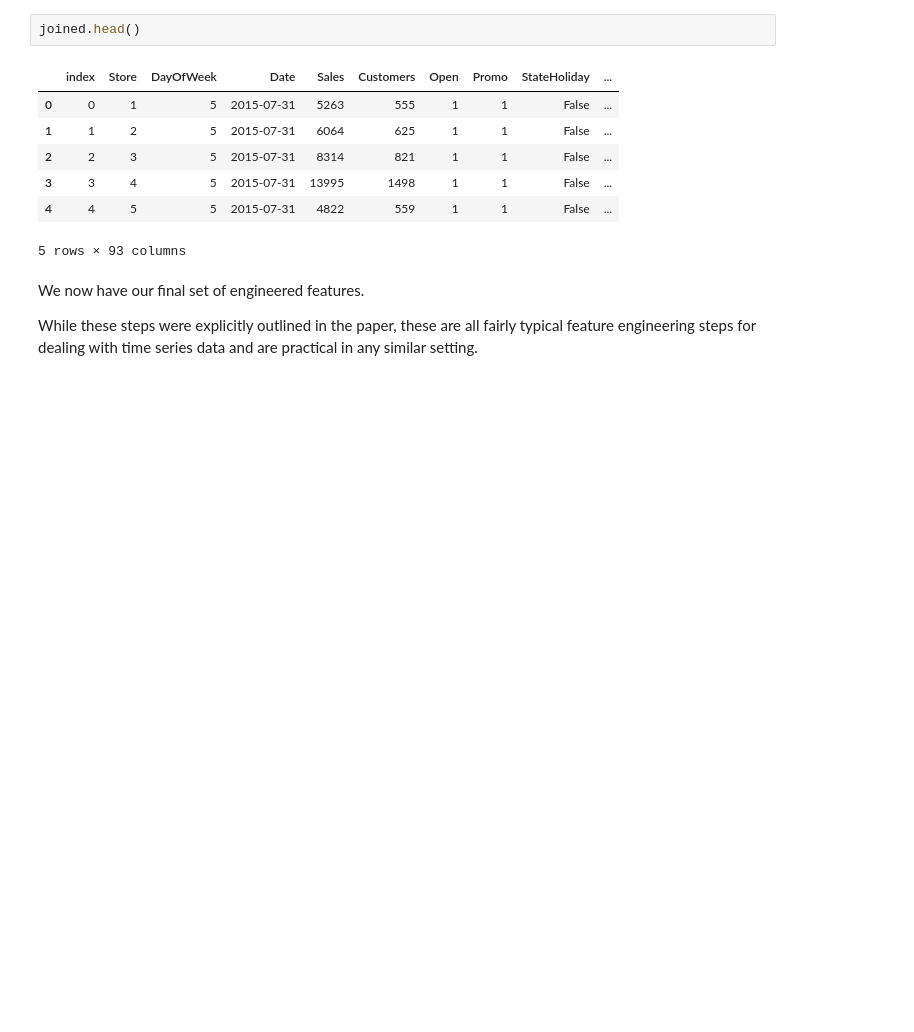
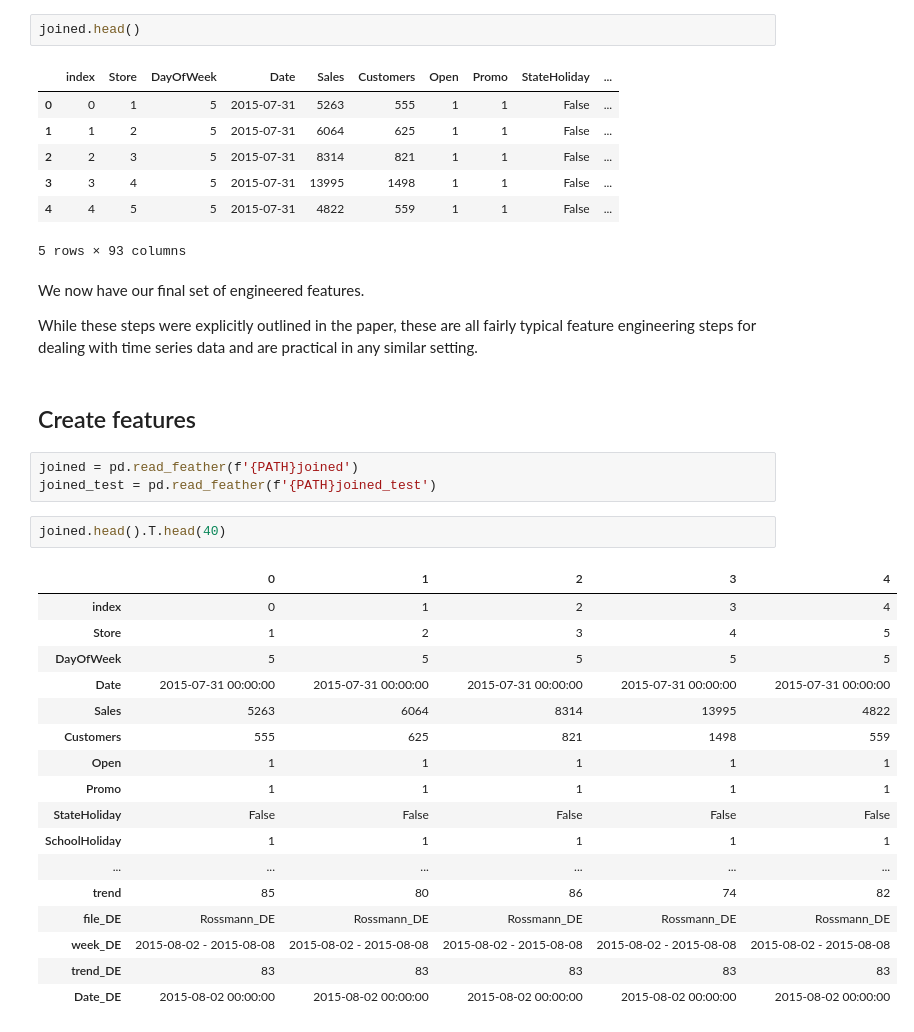
Before and after one commit to tomilsinszki/machine_learning, a Jupyter notebook: rossman_competition.ipynb, the cells around one changed output. Drawn from its saved outputs; the diff is of its cells as text; blank space fills up the shorter version.

```diff
--- a/rossman_competition.ipynb
+++ b/rossman_competition.ipynb
@@ -687,3 +687,28 @@ joined.head()
 We now have our final set of engineered features.
 
 While these steps were explicitly outlined in the paper, these are all fairly typical feature engineering steps for dealing with time series data and are practical in any similar setting.
+# %% [markdown]
+## Create features
+# %%
+joined = pd.read_feather(f'{PATH}joined')
+joined_test = pd.read_feather(f'{PATH}joined_test')
+# %%
+joined.head().T.head(40)
+# %% [output]
+|  | 0 | 1 | 2 | 3 | 4 |
+| index | 0 | 1 | 2 | 3 | 4 |
+| Store | 1 | 2 | 3 | 4 | 5 |
+| DayOfWeek | 5 | 5 | 5 | 5 | 5 |
+| Date | 2015-07-31 00:00:00 | 2015-07-31 00:00:00 | 2015-07-31 00:00:00 | 2015-07-31 00:00:00 | 2015-07-31 00:00:00 |
+| Sales | 5263 | 6064 | 8314 | 13995 | 4822 |
+| Customers | 555 | 625 | 821 | 1498 | 559 |
+| Open | 1 | 1 | 1 | 1 | 1 |
+| Promo | 1 | 1 | 1 | 1 | 1 |
+| StateHoliday | False | False | False | False | False |
+| SchoolHoliday | 1 | 1 | 1 | 1 | 1 |
+| ... | ... | ... | ... | ... | ... |
+| trend | 85 | 80 | 86 | 74 | 82 |
+| file_DE | Rossmann_DE | Rossmann_DE | Rossmann_DE | Rossmann_DE | Rossmann_DE |
+| week_DE | 2015-08-02 - 2015-08-08 | 2015-08-02 - 2015-08-08 | 2015-08-02 - 2015-08-08 | 2015-08-02 - 2015-08-08 | 2015-08-02 - 2015-08-08 |
+| trend_DE | 83 | 83 | 83 | 83 | 83 |
+| Date_DE | 2015-08-02 00:00:00 | 2015-08-02 00:00:00 | 2015-08-02 00:00:00 | 2015-08-02 00:00:00 | 2015-08-02 00:00:00 |
```
Also changed, not shown: parts of 17 cells of this notebook.
